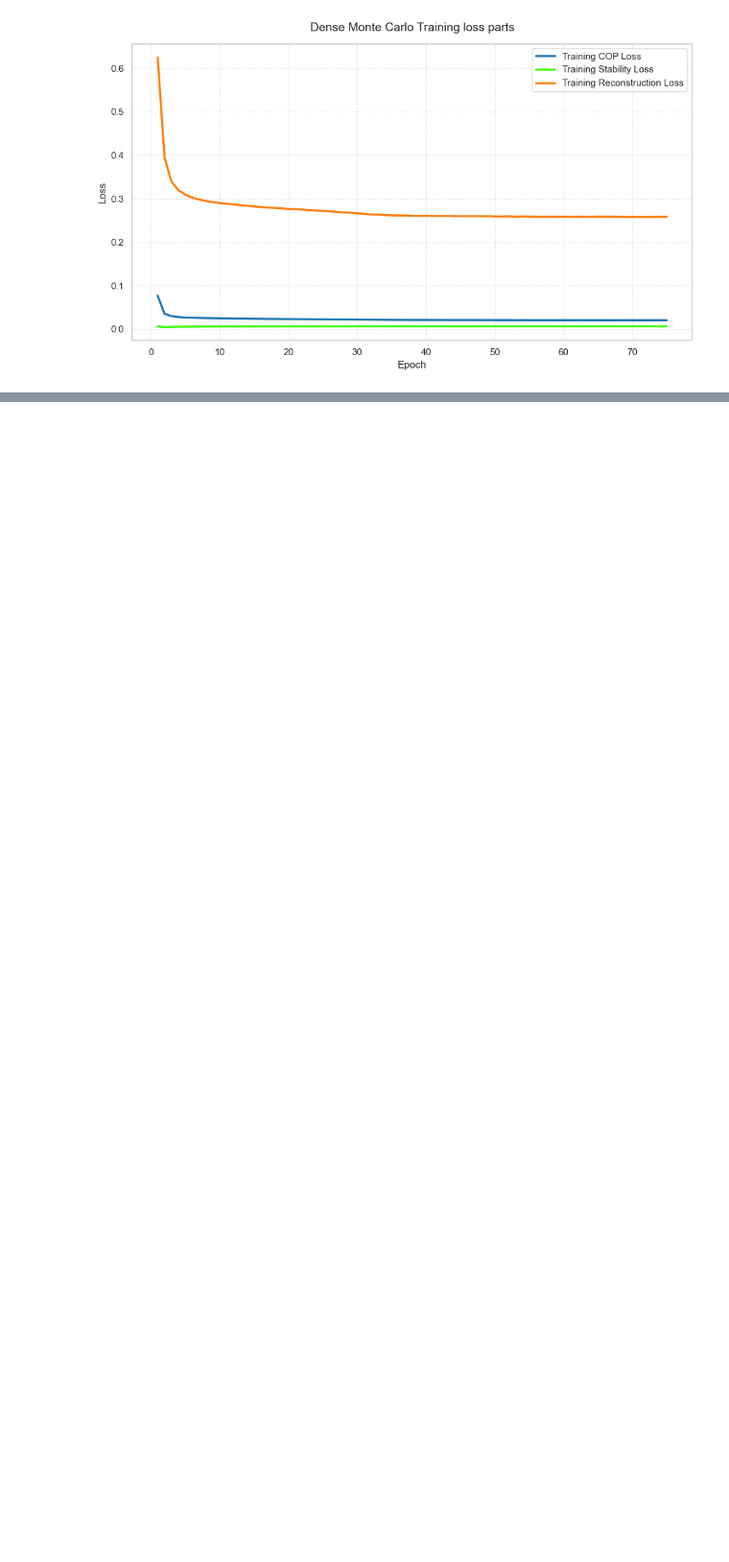
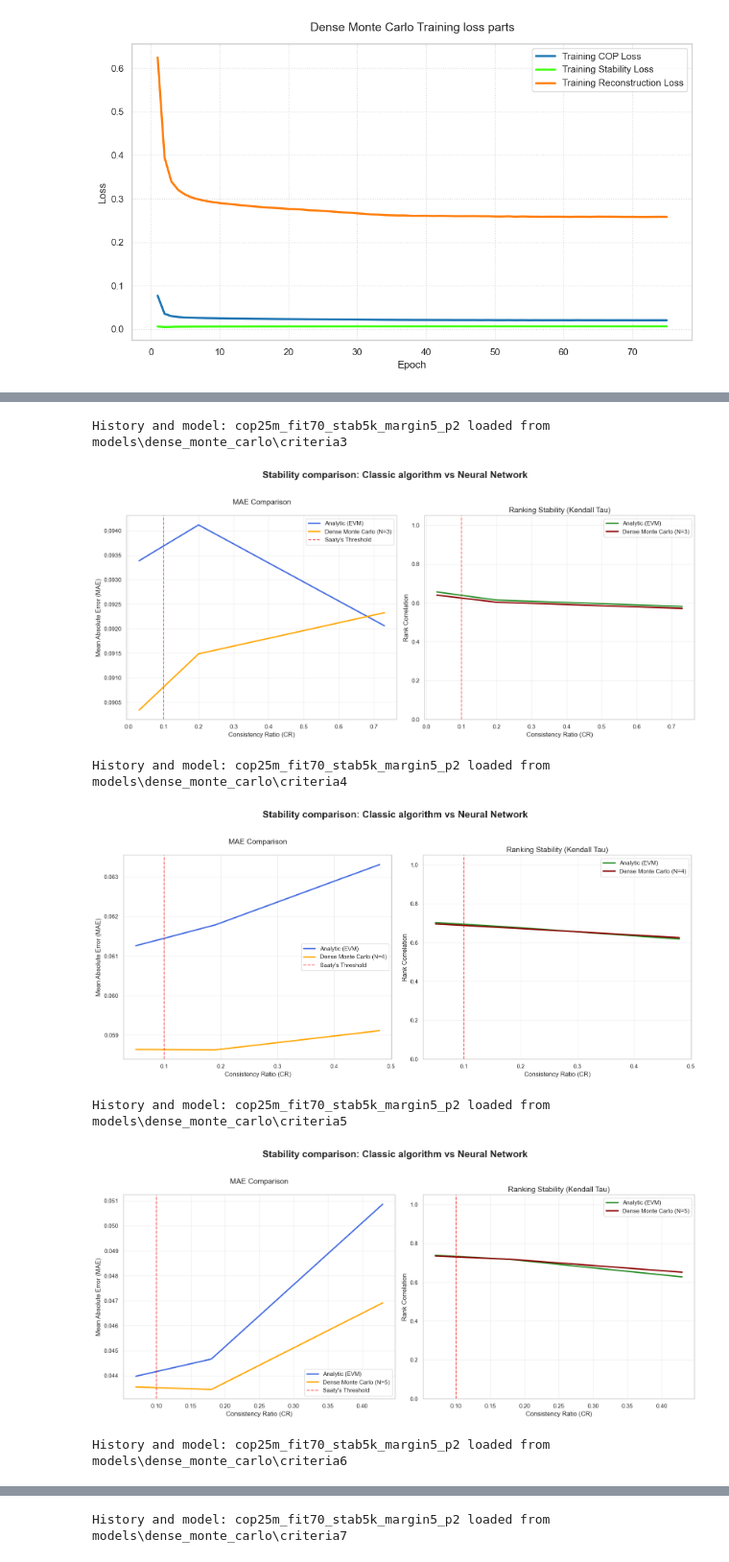
Before and after one commit to KonradHD/NN-preference-modeling, a Jupyter notebook: MC_dense_results.ipynb, the cells around one changed output, grey strips where cells are left out. Shown at 96% size. Drawn from its saved outputs; the diff is of its cells as text; code cells hidden in the pictures; blank space fills up the shorter version.

```diff
--- a/MC_dense_results.ipynb
+++ b/MC_dense_results.ipynb
@@ -207,0 +209,67 @@ History and model: cop45m_fit40_stab15k_margin5_p1_initnorm loaded from models\d
+# %%
+CRITERIA_NUMS = [3, 4, 5, 6, 7, 8, 9]
+STRATA = ['low_inconsistency', 'moderate_inconsistency', 'high_inconsistency']
+TRAIN_MATRICES_NUM = None
+VALID_MATRICES_NUM = None
+TEST_MATRICES_NUM = None
+
+BATCH_SIZE = 1024
+LEARNING_RATE = 5e-4
+NORMALIZE_INITIAL_LOSS = False # dopisać o tym w pracy
+COP = 0.25
+FIT = 0.70
+STAB = 0.05
+P = 2 # 1 = MAE, 2 = MSE
+MARGIN = 0.05
+EPOCHS = 500
+COP_MODE = "margin"
+STAB_MODE = "kullback"
+
+for criteria_num in CRITERIA_NUMS:
+
+    criterion_str = criterion_to_str(COP, FIT, STAB, MARGIN, P, COP_MODE, STAB_MODE,
+    NORMALIZE_INITIAL_LOSS)
+    model_loader = ModelLoader()
+    empty_model = DenseMonteCarloNet(n_criteria=criteria_num)
+    model, history = model_loader.load_dense_MC(empty_model, criteria_num, criterion_str)
+    criterion = CustomDenseMCLoss(n_criteria=criteria_num, lambda_cop=COP, lambda_fit=FIT,
+    lambda_stab=STAB, p=P, normalize_initial_loss=NORMALIZE_INITIAL_LOSS, margin=MARGIN,
+    cop_mode=COP_MODE, stab_mode=STAB_MODE).to(device)
+    optimizer = optim.Adam(model.parameters(), lr=LEARNING_RATE)
+    trainer = DenseMonteCarloTrainer(model, optimizer, criterion, device)
+
+    loader = MonteCarloLoader()
+    max_test_per_stratum = TEST_MATRICES_NUM // len(STRATA) if TEST_MATRICES_NUM else None
+
+    matrices = {}
+    weights = {}
+    predicted_priority_weights = {}
+    evm_solver = EVM()
+    evm_priority_weights = {}
+
+    for stratum in STRATA:
+        test_mats, test_wts = loader.load_stratum(
+            phase=Phase.TEST,
+            num_criteria=criteria_num,
+            stratum=stratum,
+            max_count=max_test_per_stratum
+        )
+        matrices[stratum] = test_mats
+        weights[stratum] = test_wts
+        predicted_priority_weights[stratum] = trainer.predict_batch(test_mats)
+        evm_pw, _ = evm_solver.compute_batch(test_mats)
+        evm_priority_weights[stratum] = evm_pw
+
+    evm_solver = EVM()
+    evaluator = Evaluator()
+    nn_name = f"Dense Monte Carlo (N={criteria_num})"
+
+    compare_results_strata(evm_solver, evaluator, matrices, weights, predicted_priority_weights, nn_name)
+# %% [output]
+History and model: cop25m_fit70_stab5k_margin5_p2 loaded from models\dense_monte_carlo\criteria3
+[figure, added]
+History and model: cop25m_fit70_stab5k_margin5_p2 loaded from models\dense_monte_carlo\criteria4
+[figure, added]
+History and model: cop25m_fit70_stab5k_margin5_p2 loaded from models\dense_monte_carlo\criteria5
+[figure, added]
+History and model: cop25m_fit70_stab5k_margin5_p2 loaded from models\dense_monte_carlo\criteria6
@@ -207,0 +277 @@ History and model: cop45m_fit40_stab15k_margin5_p1_initnorm loaded from models\d
+History and model: cop25m_fit70_stab5k_margin5_p2 loaded from models\dense_monte_carlo\criteria7
```
Also changed, not shown: parts of 6 cells of this notebook, 16 other files.
